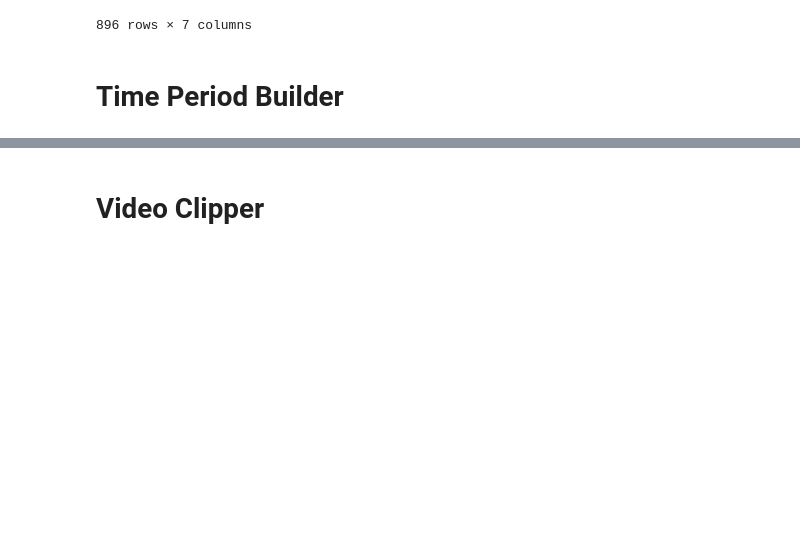
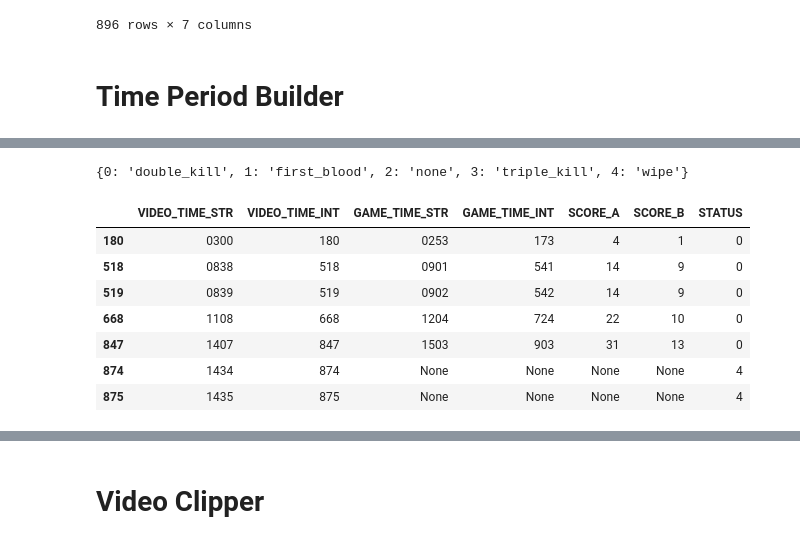
Before and after one commit to kinglin/YTClip, a Jupyter notebook: 02_Code/01_Scripts/Integration.ipynb, the cells around one changed output, grey strips where cells are left out. Drawn from its saved outputs; the diff is of its cells as text; code cells hidden in the pictures; blank space fills up the shorter version.

```diff
--- a/02_Code/01_Scripts/Integration.ipynb
+++ b/02_Code/01_Scripts/Integration.ipynb
@@ -427,0 +425,15 @@ info_df
+# %%
+statusTextDict
+# %% [output]
+{0: 'double_kill', 1: 'first_blood', 2: 'none', 3: 'triple_kill', 4: 'wipe'}
+# %%
+info_df[(info_df["STATUS"]==0) | (info_df["STATUS"]==1) | (info_df["STATUS"]==3) | (info_df["STATUS"]==4)]
+# %% [output]
+|  | VIDEO_TIME_STR | VIDEO_TIME_INT | GAME_TIME_STR | GAME_TIME_INT | SCORE_A | SCORE_B | STATUS |
+| 180 | 0300 | 180 | 0253 | 173 | 4 | 1 | 0 |
+| 518 | 0838 | 518 | 0901 | 541 | 14 | 9 | 0 |
+| 519 | 0839 | 519 | 0902 | 542 | 14 | 9 | 0 |
+| 668 | 1108 | 668 | 1204 | 724 | 22 | 10 | 0 |
+| 847 | 1407 | 847 | 1503 | 903 | 31 | 13 | 0 |
+| 874 | 1434 | 874 | None | None | None | None | 4 |
+| 875 | 1435 | 875 | None | None | None | None | 4 |
```
Also changed, not shown: parts of 2 cells of this notebook.
